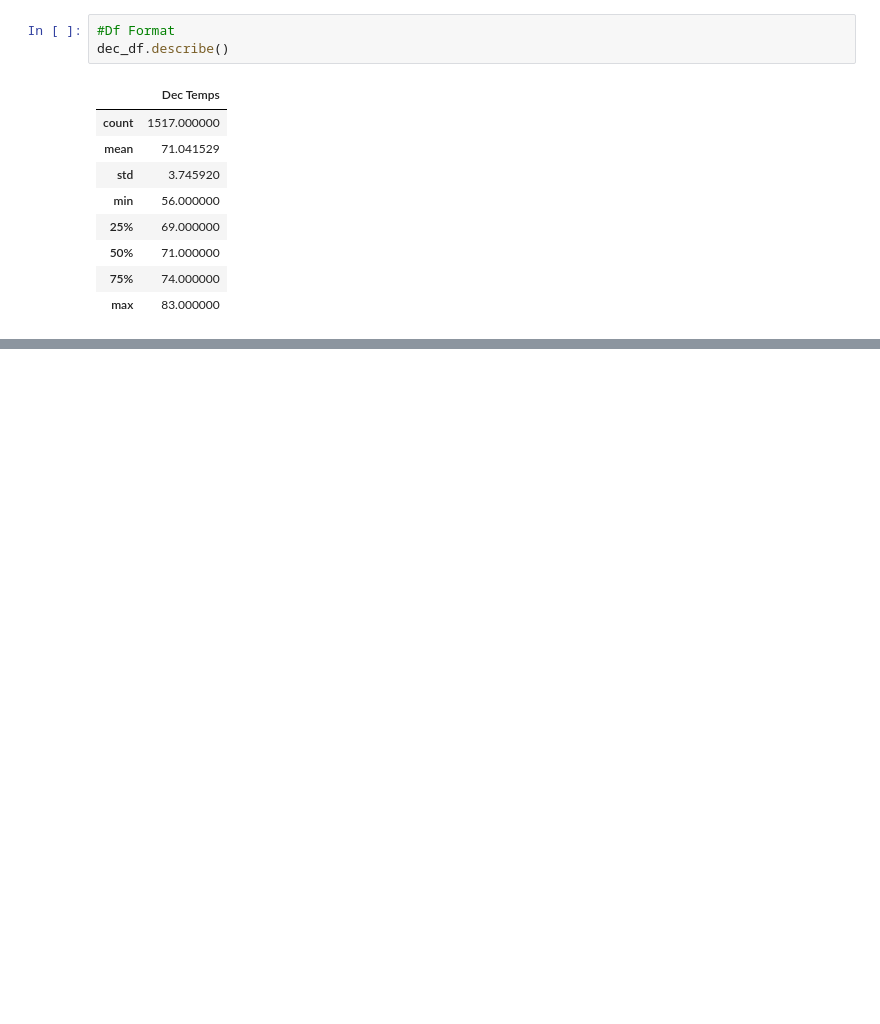
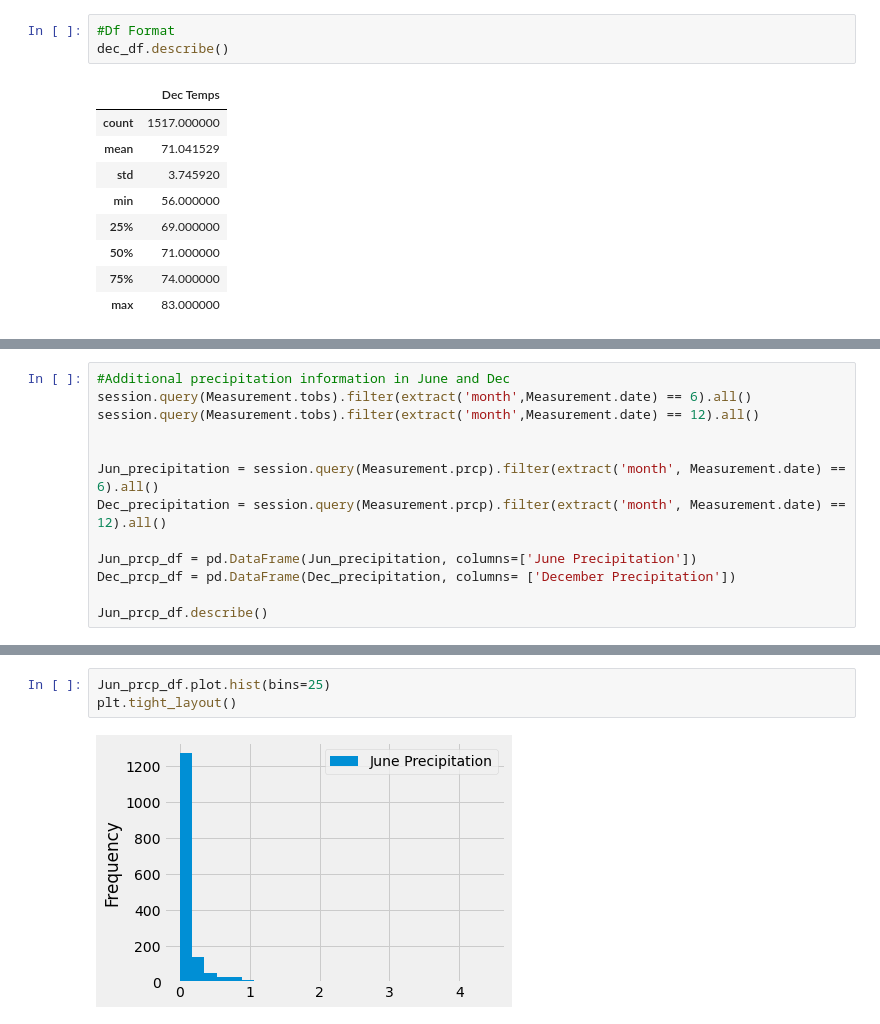
Before and after one commit to mxndyy/surfs_up, a Jupyter notebook: SurfsUp_Challenge.ipynb, the cells around one changed output, grey strips where cells are left out. Saved outputs shown, nothing was run; the diff lists cells and outputs as text; blank space fills up the shorter version.

```diff
--- a/SurfsUp_Challenge.ipynb
+++ b/SurfsUp_Challenge.ipynb
@@ -133,0 +151,13 @@ dec_df.describe()
+# %%
+#Additional precipitation information in June and Dec
+session.query(Measurement.tobs).filter(extract('month',Measurement.date) == 6).all()
+session.query(Measurement.tobs).filter(extract('month',Measurement.date) == 12).all()
+
+
+Jun_precipitation = session.query(Measurement.prcp).filter(extract('month', Measurement.date) == 6).all()
+Dec_precipitation = session.query(Measurement.prcp).filter(extract('month', Measurement.date) == 12).all()
+
+Jun_prcp_df = pd.DataFrame(Jun_precipitation, columns=['June Precipitation'])
+Dec_prcp_df = pd.DataFrame(Dec_precipitation, columns= ['December Precipitation'])
+
+Jun_prcp_df.describe()
@@ -133,0 +174,5 @@ dec_df.describe()
+# %%
+Jun_prcp_df.plot.hist(bins=25)
+plt.tight_layout()
+# %% [output]
+[figure, added]
```
Also changed, not shown: parts of 6 cells of this notebook, 2 other files.
